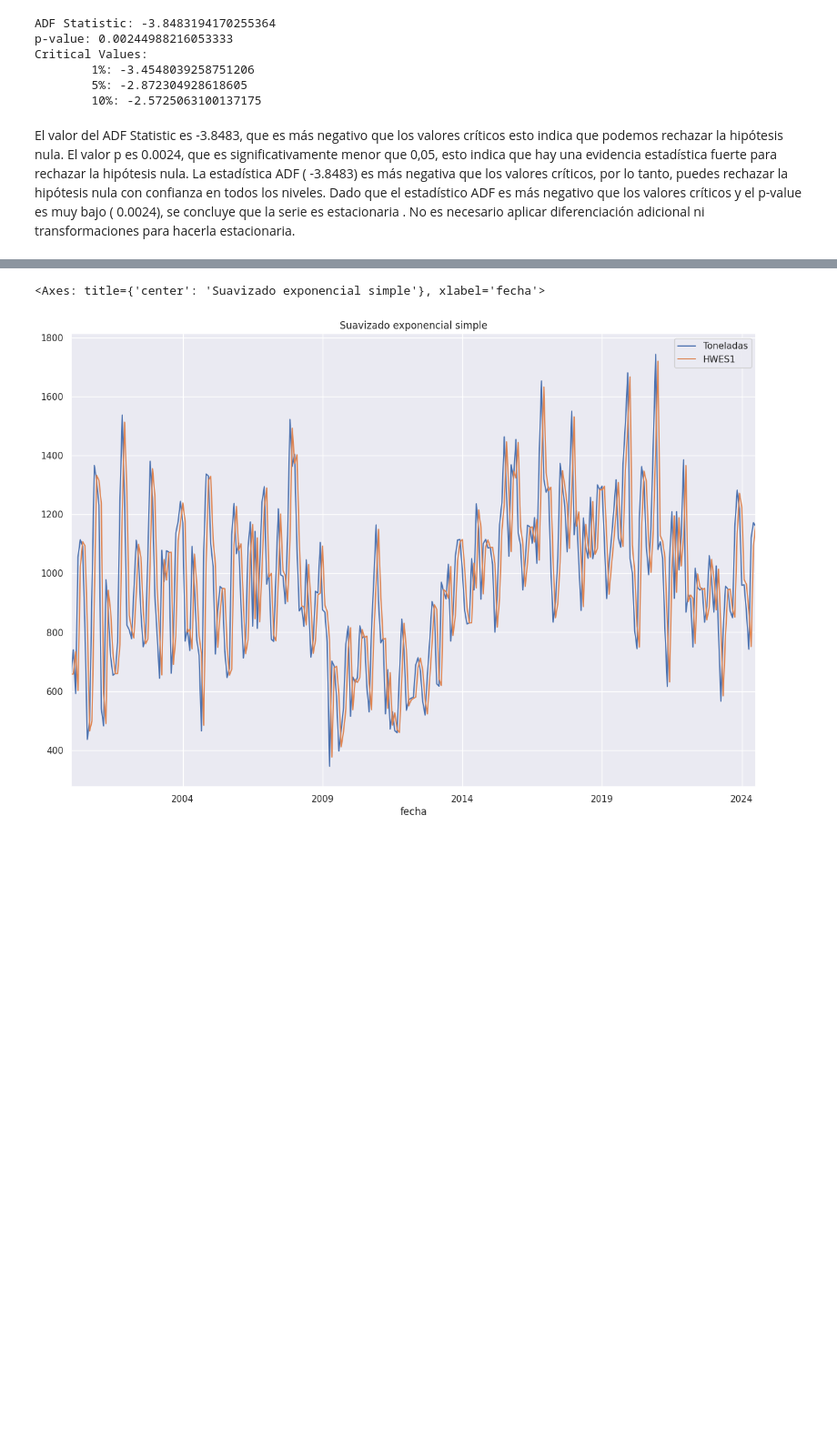
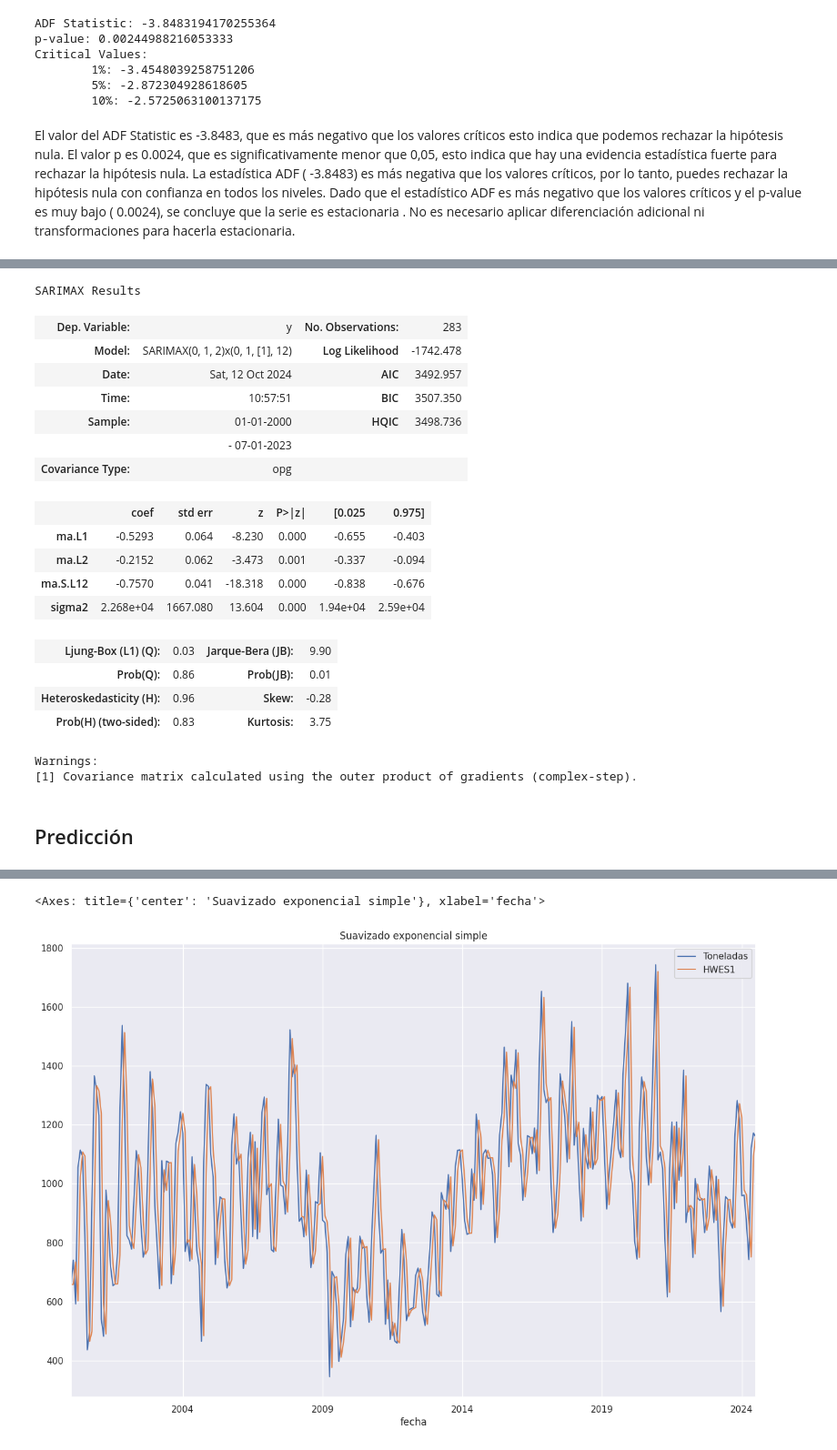
Before and after one commit to LordOnion88/MAD, a Jupyter notebook: Series de Tiempo/Predicciones produccion de cafe/Produccion de cafe.ipynb, the cells around one changed output, grey strips where cells are left out. Shown at 91% size. Drawn from its saved outputs; the diff is of its cells as text; code cells hidden in the pictures; blank space fills up the shorter version.

```diff
--- a/Series de Tiempo/Predicciones produccion de cafe/Produccion de cafe.ipynb
+++ b/Series de Tiempo/Predicciones produccion de cafe/Produccion de cafe.ipynb
@@ -167,0 +202,7 @@ Dado que el estadístico ADF es más negativo que los valores críticos y el p-v
+# %%
+import pmdarima as pm
+
+modelo1 = pm.auto_arima(Entrenamiento_df,seasonal=True,m=12,
+                        d=1,D=1,start_p=0,start_q=0, max_p= 4, max_q=4,
+                        start_P=0,start_Q=0, max_P= 4, max_Q=4,
+                        information_criterion='bic',trace=True, error_action='ignore',suppress_warnings=True,stepwise=True)
@@ -167,0 +227,24 @@ Dado que el estadístico ADF es más negativo que los valores críticos y el p-v
+# %%
+modelo1.summary()
+# %% [output]
+SARIMAX Results
+| Dep. Variable: | y | No. Observations: | 283 |
+| Model: | SARIMAX(0, 1, 2)x(0, 1, [1], 12) | Log Likelihood | -1742.478 |
+| Date: | Sat, 12 Oct 2024 | AIC | 3492.957 |
+| Time: | 10:57:51 | BIC | 3507.350 |
+| Sample: | 01-01-2000 | HQIC | 3498.736 |
+|  | - 07-01-2023 |  |  |
+| Covariance Type: | opg |  |  |
+|  | coef | std err | z | P>|z| | [0.025 | 0.975] |
+| ma.L1 | -0.5293 | 0.064 | -8.230 | 0.000 | -0.655 | -0.403 |
+| ma.L2 | -0.2152 | 0.062 | -3.473 | 0.001 | -0.337 | -0.094 |
+| ma.S.L12 | -0.7570 | 0.041 | -18.318 | 0.000 | -0.838 | -0.676 |
+| sigma2 | 2.268e+04 | 1667.080 | 13.604 | 0.000 | 1.94e+04 | 2.59e+04 |
+| Ljung-Box (L1) (Q): | 0.03 | Jarque-Bera (JB): | 9.90 |
+| Prob(Q): | 0.86 | Prob(JB): | 0.01 |
+| Heteroskedasticity (H): | 0.96 | Skew: | -0.28 |
+| Prob(H) (two-sided): | 0.83 | Kurtosis: | 3.75 |
+Warnings:
+[1] Covariance matrix calculated using the outer product of gradients (complex-step).
+# %% [markdown]
+## Predicción
```
Also changed, not shown: parts of 18 cells of this notebook, 1 other file.
